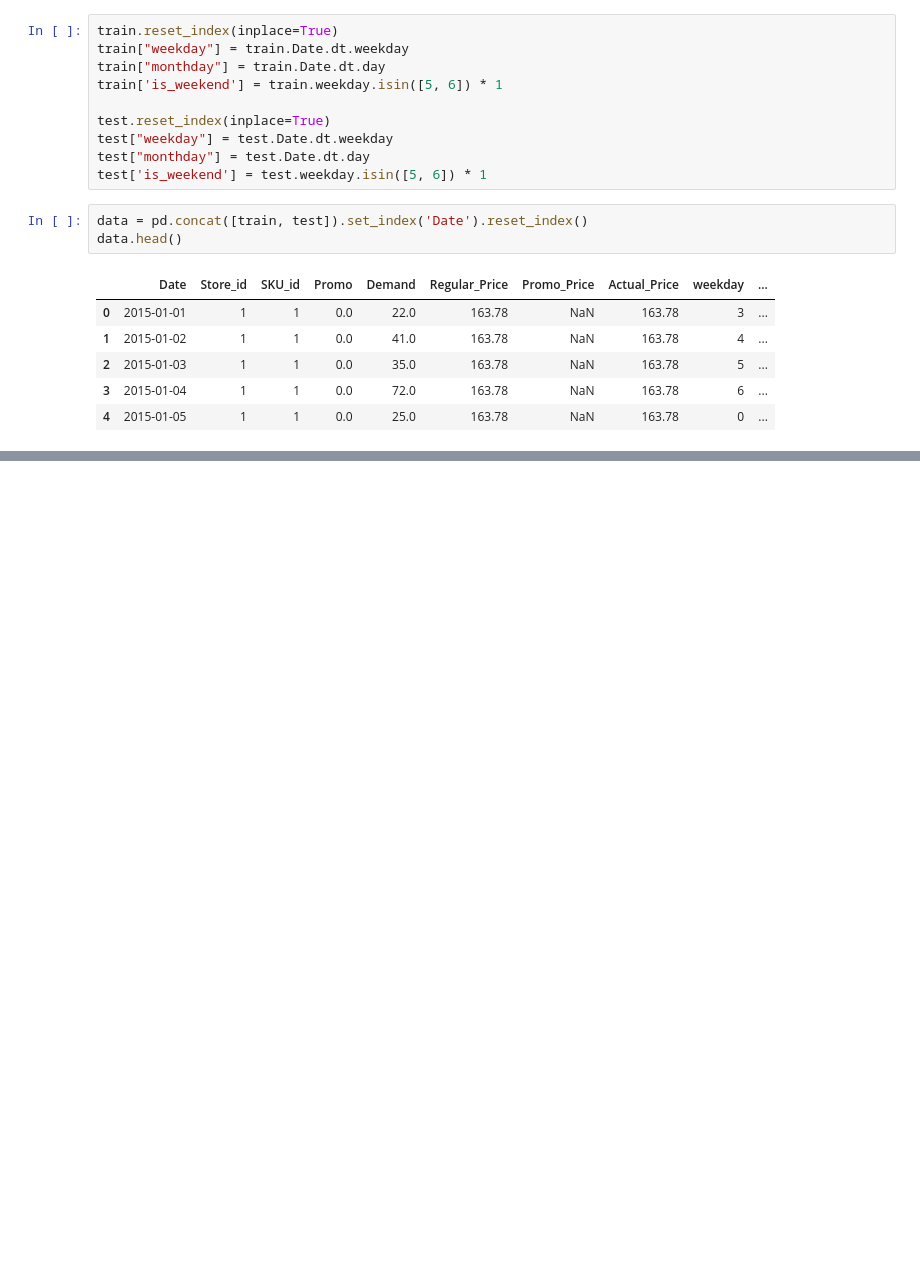
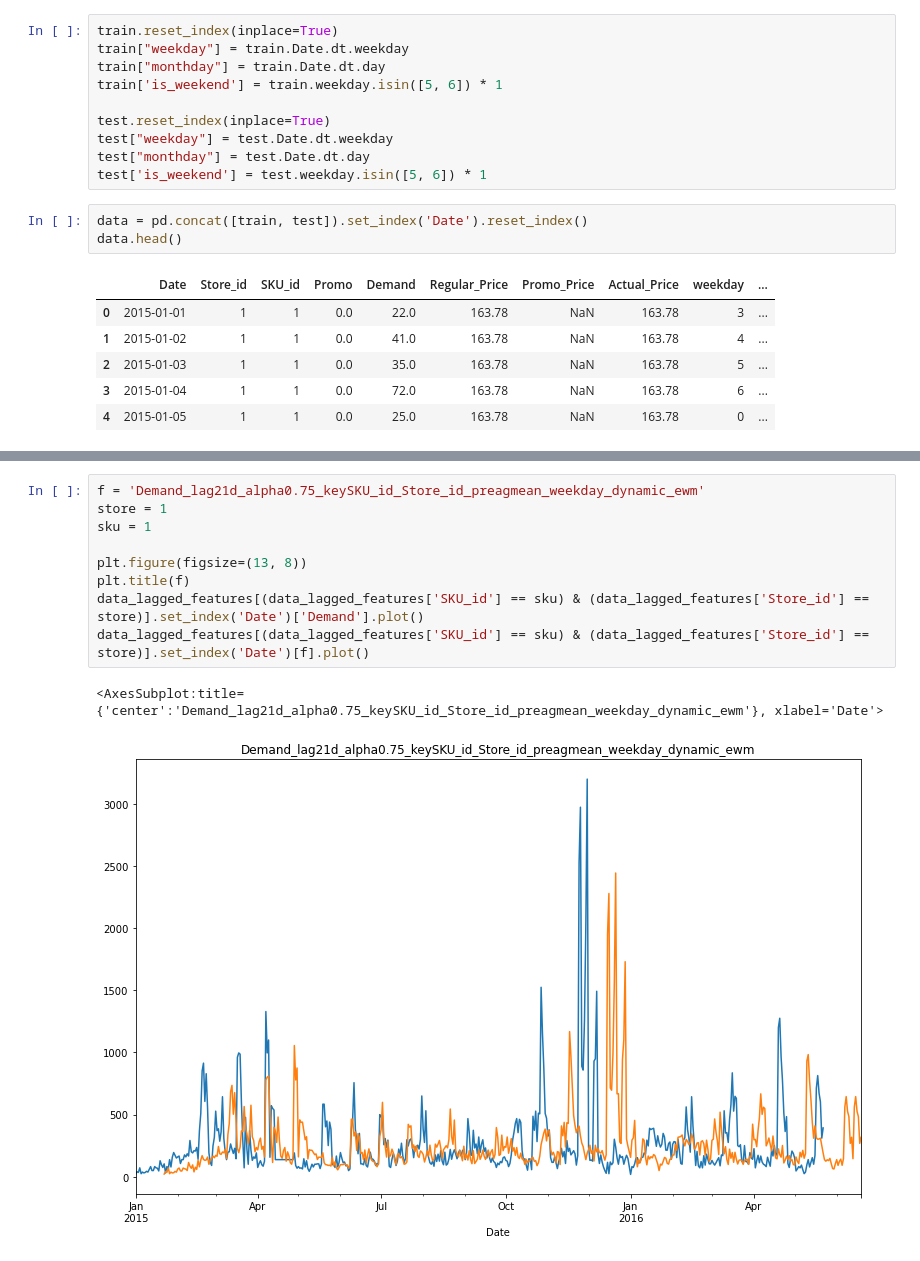
Before and after one commit to aromanenko/DLDF, a Jupyter notebook: FeatureEngineering.ipynb, the cells around one changed output, grey strips where cells are left out. Drawn from its saved outputs; the diff is of its cells as text; blank space fills up the shorter version.

```diff
--- a/FeatureEngineering.ipynb
+++ b/FeatureEngineering.ipynb
@@ -252,0 +244,12 @@ IntProgress(value=0, max=48)
+# %%
+f = 'Demand_lag21d_alpha0.75_keySKU_id_Store_id_preagmean_weekday_dynamic_ewm'
+store = 1
+sku = 1
+
+plt.figure(figsize=(13, 8))
+plt.title(f)
+data_lagged_features[(data_lagged_features['SKU_id'] == sku) & (data_lagged_features['Store_id'] == store)].set_index('Date')['Demand'].plot()
+data_lagged_features[(data_lagged_features['SKU_id'] == sku) & (data_lagged_features['Store_id'] == store)].set_index('Date')[f].plot()
+# %% [output]
+<AxesSubplot:title={'center':'Demand_lag21d_alpha0.75_keySKU_id_Store_id_preagmean_weekday_dynamic_ewm'}, xlabel='Date'>
+[figure, added]
```
Also changed, not shown: parts of 41 cells of this notebook, 1 other file.
